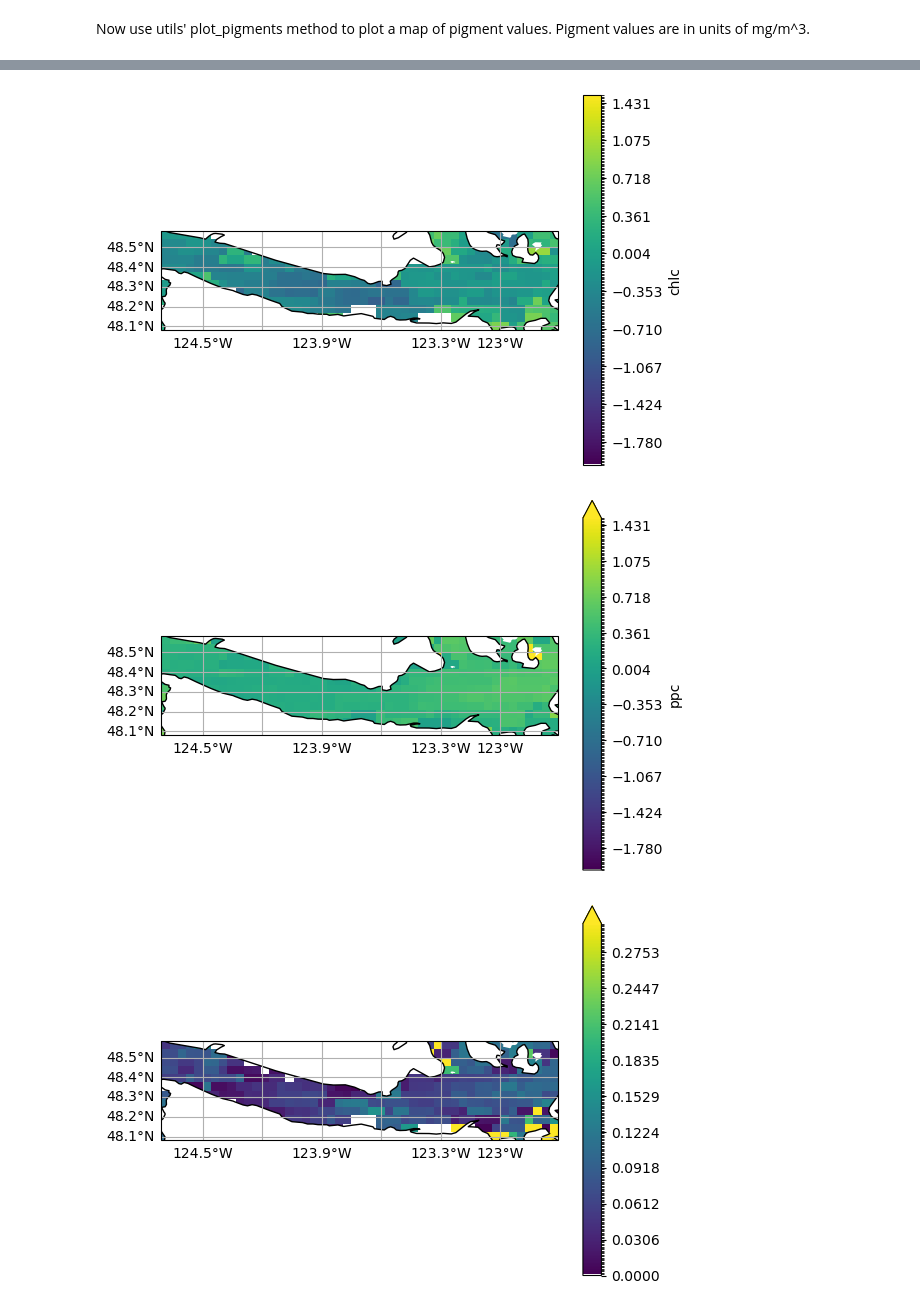
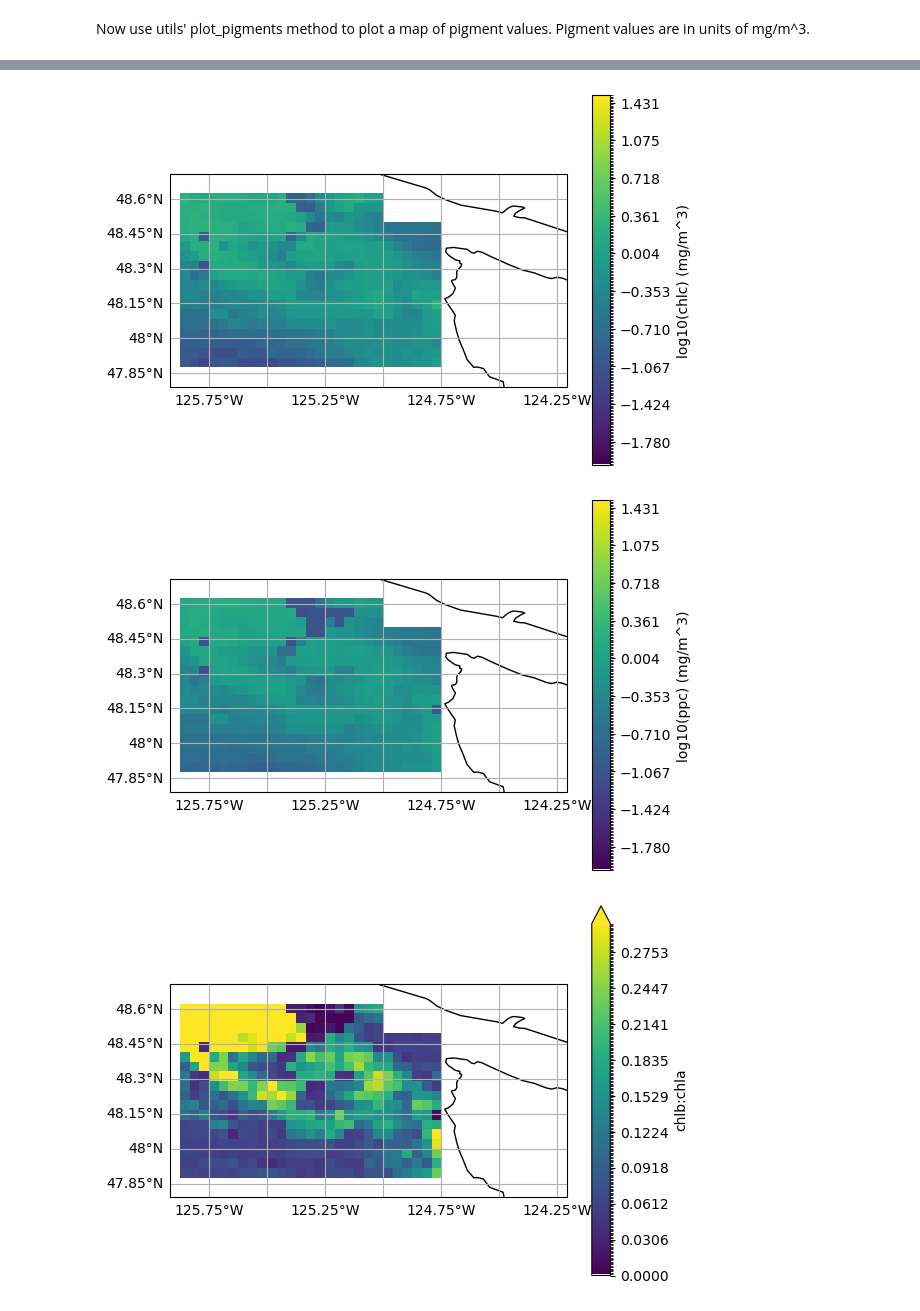
Before and after one commit to max-danenhower/pace-rrs-inversions-pigments, a Jupyter notebook: pace_to_pigments.ipynb, the cells around one changed output, grey strips where cells are left out. Saved outputs shown, nothing was run; the diff lists cells and outputs as text; code cells hidden in the pictures.

Commit message:
rough draft of notebook with sal and temp

```diff
--- a/pace_to_pigments.ipynb
+++ b/pace_to_pigments.ipynb
@@ -23,5 +27,4 @@ First download data Rrs data from PACE using utils' load_rrs method. This method
 # %%
-paths = utils.load_rrs(('2024-06-12','2024-06-15'), '4km')
-paths
+rrs_paths, sal_paths, temp_paths = utils.load_data(('2024-06-12','2024-06-15'), '4km')
 # %% [output]
 Granules found: 4
@@ -103,6 +140,6 @@ pigments.to_netcdf('pigment_vals')
 # %% [markdown]
 You can open the data file again when you need it
 # %%
-pigments = xarray.open_dataset('pigment_vals')
+pigments = xarray.open_dataset('pig_vals/washington_coast')
 pigments
 # %% [output]
@@ -143,22 +180,22 @@ utils.plot_pigments(log_chlb, -2, 1.5)
 # plot chlorophyll c on a log 10 scale
 chlc = pigments['chlc']
 log_chlc = np.log10(chlc)
-utils.plot_pigments(log_chlc, -2, 1.5)
+utils.plot_pigments(log_chlc, -2, 1.5, 'log10(chlc) (mg/m^3)')
 # %% [output]
-[figure, old version]
+[figure, new version]
 # %%
 # plot PPC on a log 10 scale
 ppc = pigments['ppc']
 log_ppc = np.log10(ppc)
-utils.plot_pigments(ppc, -2, 1.5)
+utils.plot_pigments(log_ppc, -2, 1.5, 'log10(ppc) (mg/m^3)')
 # %% [output]
-[figure, old version]
+[figure, new version]
 # %%
 # plot the ratio between chlb and chla
 ba_ratio = chlb/chla
-utils.plot_pigments(ba_ratio, 0, 0.3)
+utils.plot_pigments(ba_ratio, 0, 0.3, 'chlb:chla')
 # %% [output]
-[figure, old version]
+[figure, new version]
 # %%
 # plot the ratio between chlc and chla, note the difference of the color bar scale from the last plot
 ca_ratio = chlc/chla
```
Also changed, not shown: parts of 21 cells of this notebook.
